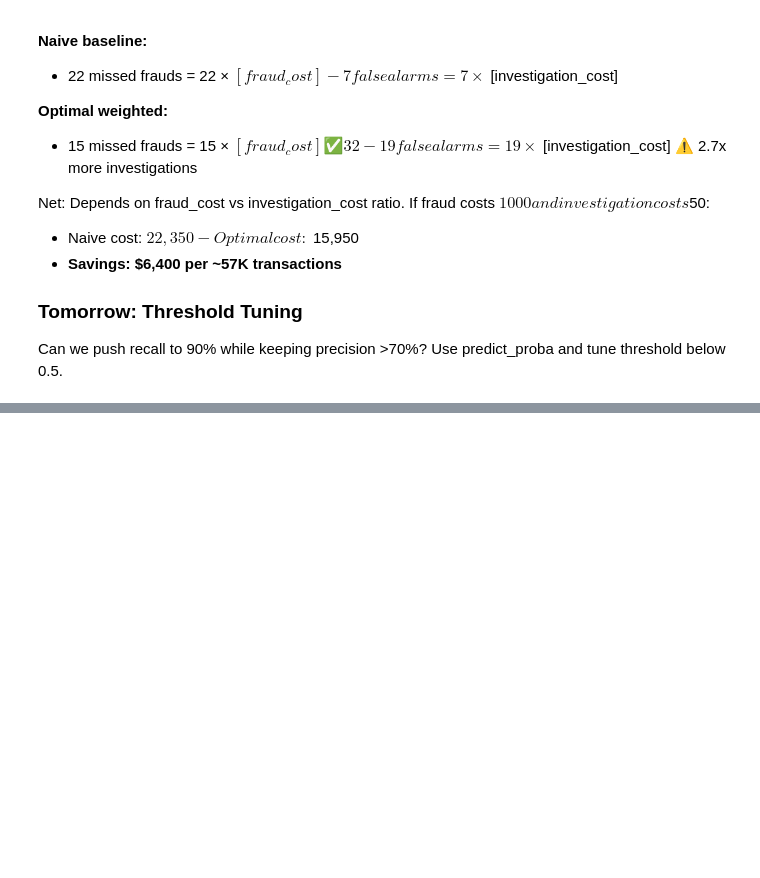
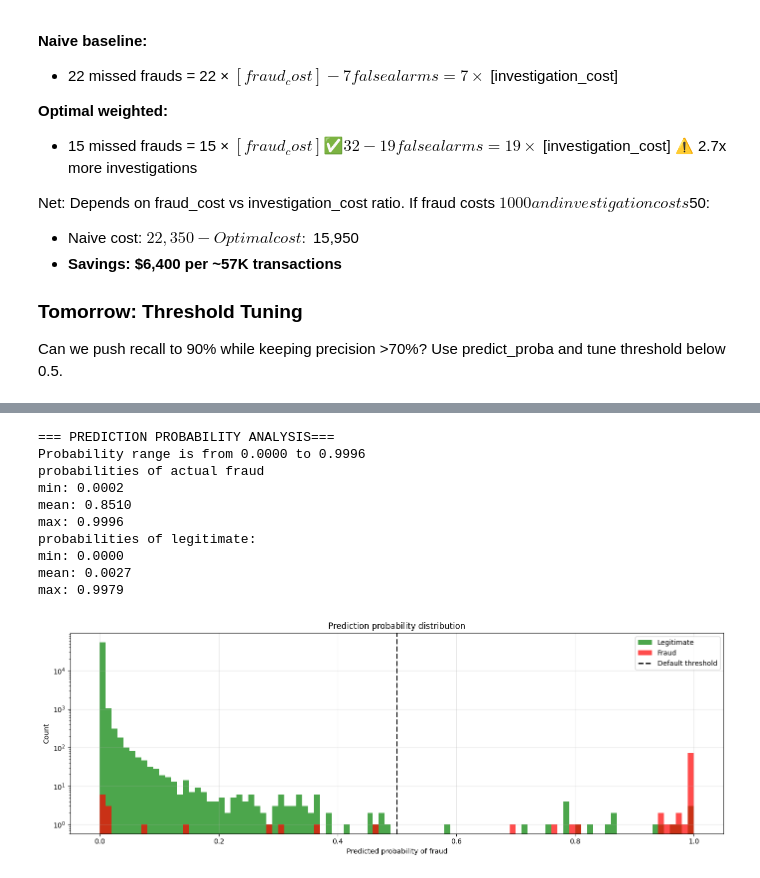
Before and after one commit to Dereger325/credit-card-fraud-detection, a Jupyter notebook: fraud_detection.ipynb, the cells around one changed output, grey strips where cells are left out. Drawn from its saved outputs; the diff is of its cells as text; code cells hidden in the pictures; blank space fills up the shorter version.

```diff
--- a/fraud_detection.ipynb
+++ b/fraud_detection.ipynb
@@ -866,0 +865,39 @@ Use predict_proba and tune threshold below 0.5.
+# %%
+optimal_proba = xgb_weighted_optimal.predict_proba(X_test)[:,1]
+
+print(f'=== PREDICTION PROBABILITY ANALYSIS===')
+print(f'Probability range is from {optimal_proba.min():.4f} to {optimal_proba.max():.4f}')
+print(f'probabilities of actual fraud')
+print(f'min: {optimal_proba[Y_test == 1].min():.4f}')
+print(f'mean: {optimal_proba[Y_test == 1].mean():.4f}')
+print(f'max: {optimal_proba[Y_test == 1].max():.4f}')
+print(f'probabilities of legitimate:')
+print(f'min: {optimal_proba[Y_test == 0].min():.4f}')
+print(f'mean: {optimal_proba[Y_test == 0].mean():.4f}')
+print(f'max: {optimal_proba[Y_test == 0].max():.4f}')
+
+
+fig,ax = plt.subplots(figsize = (14,5))
+ax.hist(optimal_proba[Y_test == 0],bins = 100,color = 'green',label = 'Legitimate',range = (0,1),alpha = 0.7)
+ax.hist(optimal_proba[Y_test == 1],bins = 100,color = 'red',label = 'Fraud',range = (0,1),alpha = 0.7)
+ax.axvline(x = 0.5,color = 'black',linestyle = '--',linewidth = 2,label = 'Default threshold')
+ax.set_xlabel('Predicted probability of fraud')
+ax.set_ylabel('Count')
+ax.set_title('Prediction probability distribution')
+ax.set_yscale('log')
+ax.grid(alpha = 0.3)
+plt.legend()
+plt.tight_layout()
+plt.show()
+# %% [output]
+=== PREDICTION PROBABILITY ANALYSIS===
+Probability range is from 0.0000 to 0.9996
+probabilities of actual fraud
+min: 0.0002
+mean: 0.8510
+max: 0.9996
+probabilities of legitimate:
+min: 0.0000
+mean: 0.0027
+max: 0.9979
+[figure, added]
```
Also changed, not shown: parts of 7 cells of this notebook.
